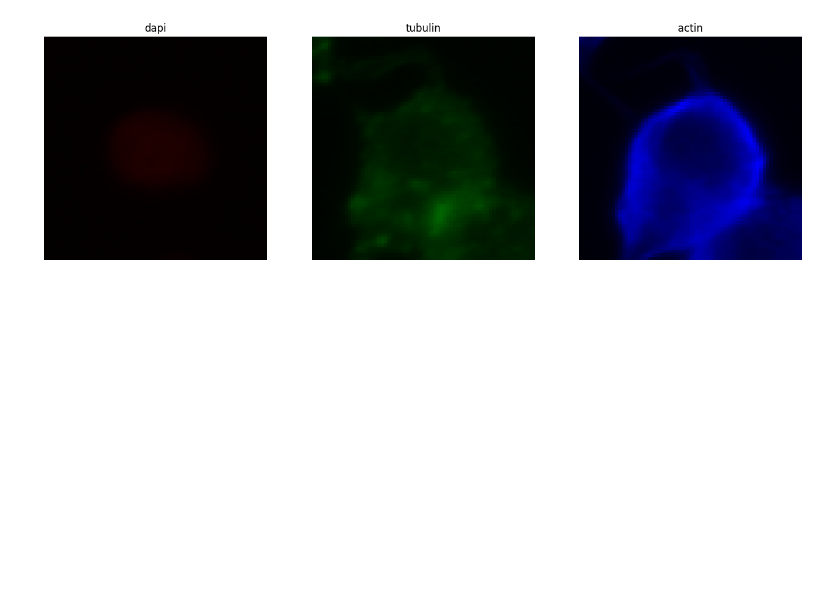
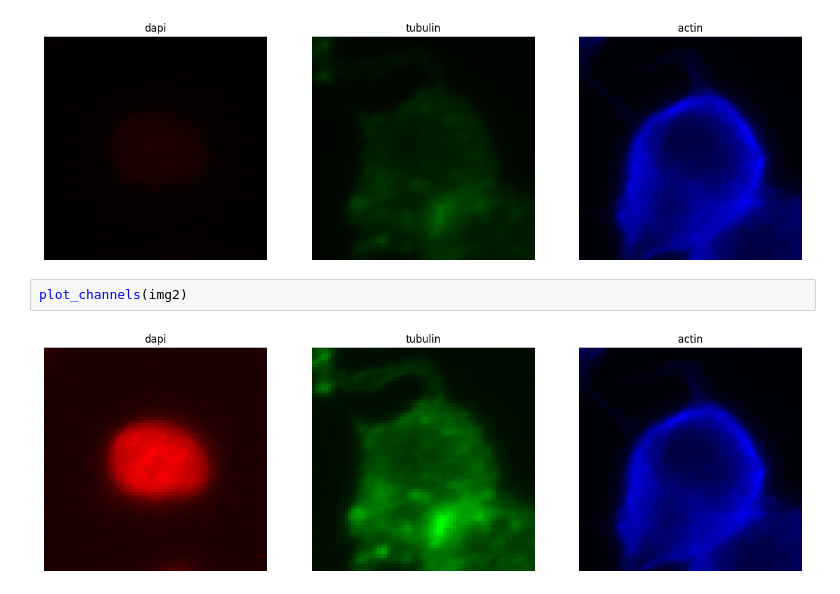
Before and after one commit to RasmusML/DiffCell, a Jupyter notebook: playground.ipynb, the cells around one changed output. Saved outputs shown, nothing was run; the diff lists cells and outputs as text; blank space fills up the shorter version.

```diff
--- a/playground.ipynb
+++ b/playground.ipynb
@@ -39,3 +46,7 @@ plot_image(img1)
 plot_channels(img1)
 # %% [output]
 [figure]
+# %%
+plot_channels(img2)
+# %% [output]
+[figure, added]
```
Also changed, not shown: parts of 4 cells of this notebook, 3 other files.
